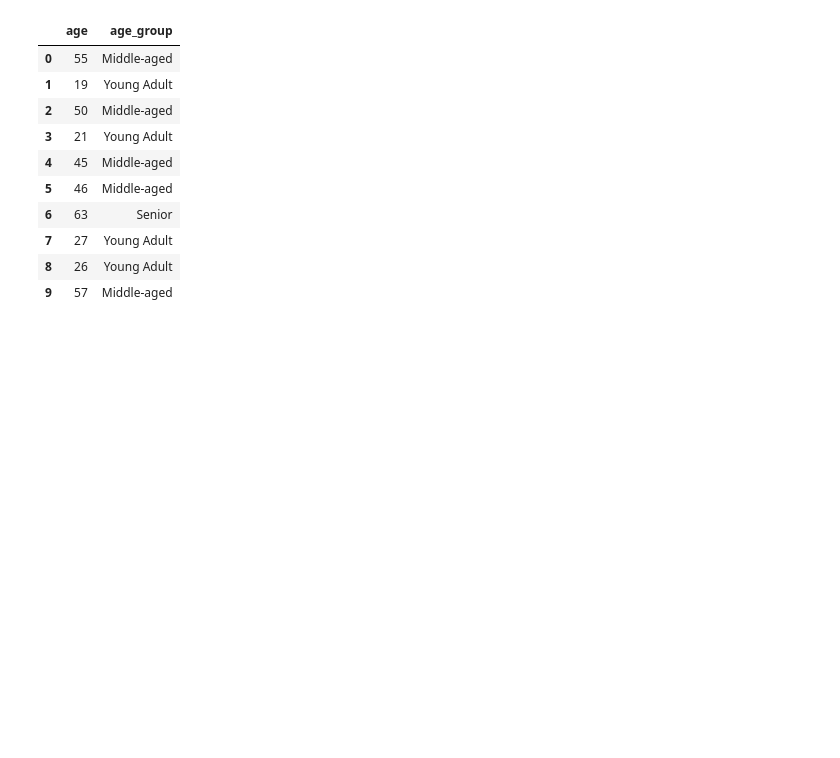
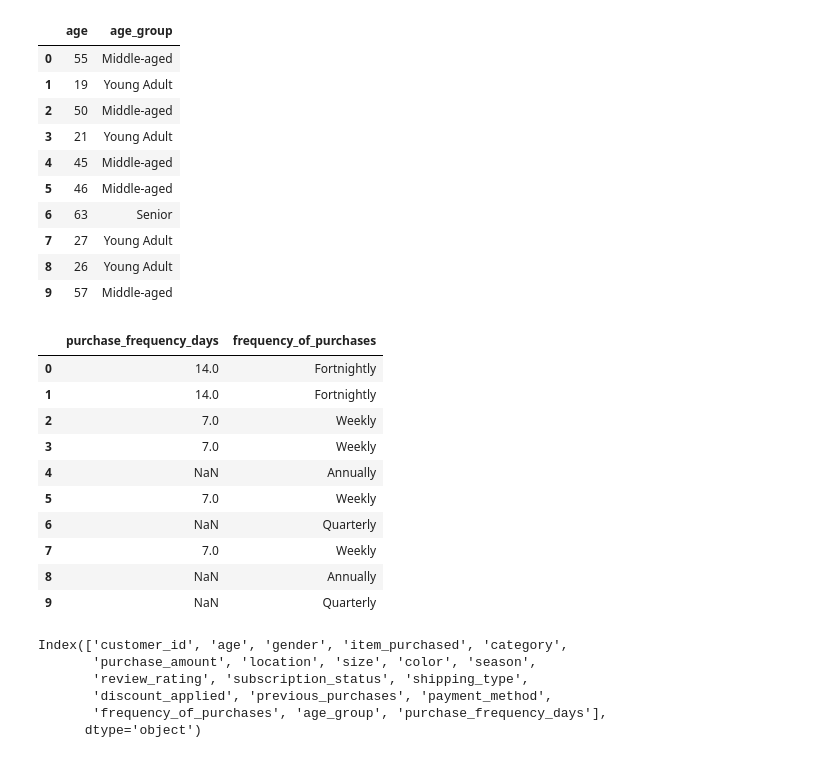
Before and after one commit to kWRizzz/KI_AI, a Jupyter notebook: Behaviour_analysys.ipynb, the cells around one changed output. Cells and saved outputs as stored; diff of their text form; code cells hidden in the pictures; blank space fills up the shorter version.

```diff
--- a/Behaviour_analysys.ipynb
+++ b/Behaviour_analysys.ipynb
@@ -123,3 +123,30 @@ df[['age','age_group']].head(10)
 | 7 | 27 | Young Adult |
 | 8 | 26 | Young Adult |
 | 9 | 57 | Middle-aged |
+# %%
+# purchase freq days creating converting txt into number
+
+freq_map={
+    'Fortnightly':14,
+    'Weekly':7,
+    'Monthly':30,
+    'Quaterly':90,
+    'Bi-Weekly':14,
+    'Annualy':365,
+    'Every 3 Months':90
+}
+df['purchase_frequency_days']=df['frequency_of_purchases'].map(freq_map)
+# %%
+df[['purchase_frequency_days','frequency_of_purchases']].head(10)
+# %% [output]
+|  | purchase_frequency_days | frequency_of_purchases |
+| 0 | 14.0 | Fortnightly |
+| 1 | 14.0 | Fortnightly |
+| 2 | 7.0 | Weekly |
+| 3 | 7.0 | Weekly |
+| 4 | NaN | Annually |
+| 5 | 7.0 | Weekly |
+| 6 | NaN | Quarterly |
+| 7 | 7.0 | Weekly |
+| 8 | NaN | Annually |
+| 9 | NaN | Quarterly |
@@ -125,0 +155,9 @@ df[['age','age_group']].head(10)
+# %%
+df.columns
+# %% [output]
+Index(['customer_id', 'age', 'gender', 'item_purchased', 'category',
+       'purchase_amount', 'location', 'size', 'color', 'season',
+       'review_rating', 'subscription_status', 'shipping_type',
+       'discount_applied', 'previous_purchases', 'payment_method',
+       'frequency_of_purchases', 'age_group', 'purchase_frequency_days'],
+      dtype='object')
```
Also changed, not shown: parts of 2 cells of this notebook.
